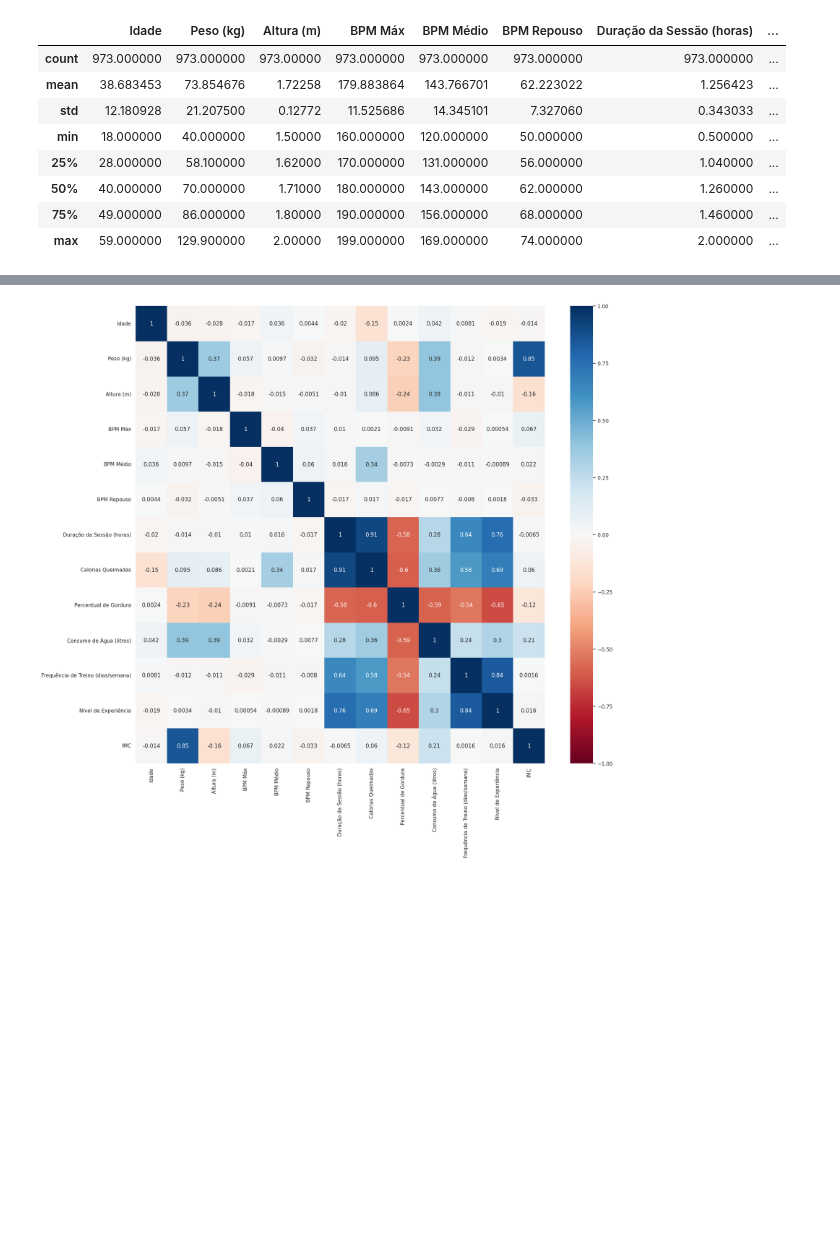
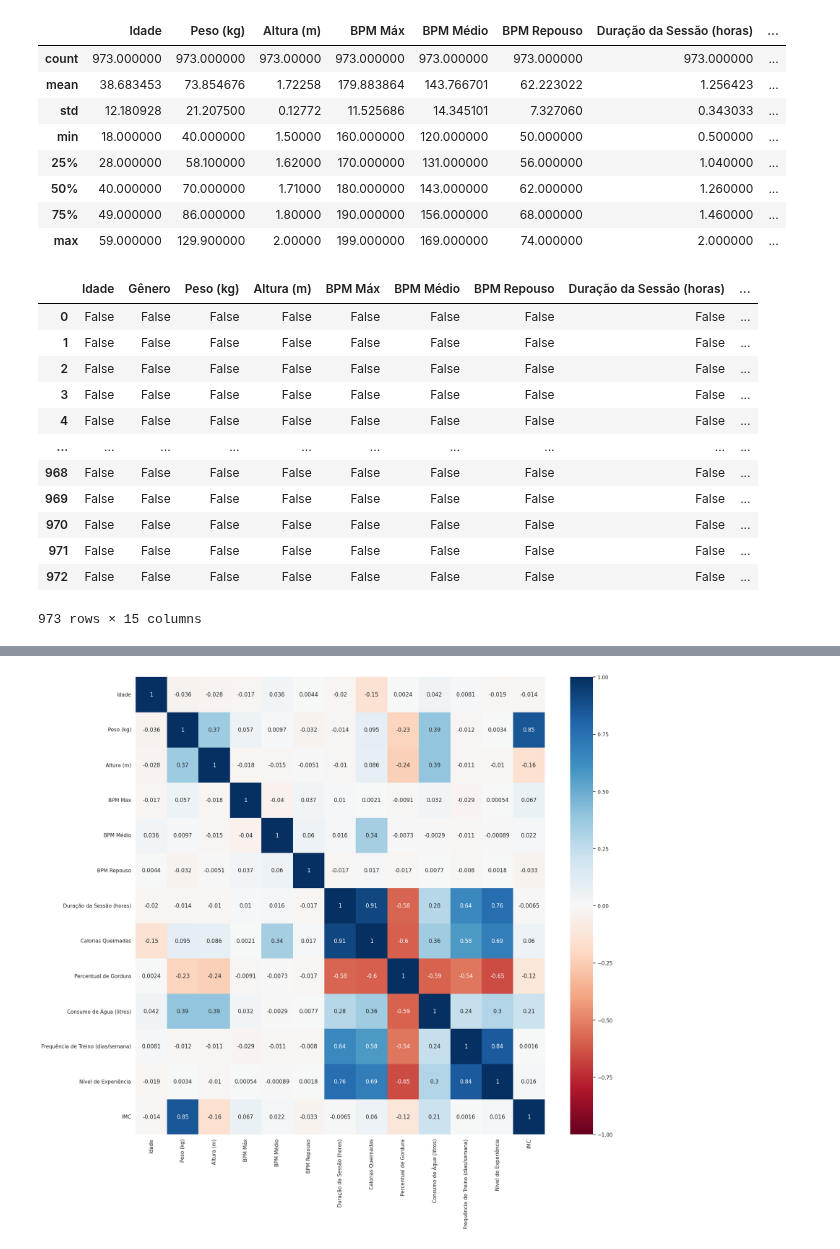
Before and after one commit to MarcelLopes7/Machine-Learning---Analytics, a Jupyter notebook: MVP_Machine_Learning_&_Analytics.ipynb, the cells around one changed output, grey strips where cells are left out. Saved outputs shown, nothing was run; the diff lists cells and outputs as text; code cells hidden in the pictures; blank space fills up the shorter version.

```diff
--- a/MVP_Machine_Learning_&_Analytics.ipynb
+++ b/MVP_Machine_Learning_&_Analytics.ipynb
@@ -308,6 +312,22 @@ dataframe.describe()
 | 50% | 40.000000 | 70.000000 | 1.71000 | 180.000000 | 143.000000 | 62.000000 | 1.260000 | ... |
 | 75% | 49.000000 | 86.000000 | 1.80000 | 190.000000 | 156.000000 | 68.000000 | 1.460000 | ... |
 | max | 59.000000 | 129.900000 | 2.00000 | 199.000000 | 169.000000 | 74.000000 | 2.000000 | ... |
+# %%
+dataframe.isnull()
+# %% [output]
+|  | Idade | Gênero | Peso (kg) | Altura (m) | BPM Máx | BPM Médio | BPM Repouso | Duração da Sessão (horas) | ... |
+| 0 | False | False | False | False | False | False | False | False | ... |
+| 1 | False | False | False | False | False | False | False | False | ... |
+| 2 | False | False | False | False | False | False | False | False | ... |
+| 3 | False | False | False | False | False | False | False | False | ... |
+| 4 | False | False | False | False | False | False | False | False | ... |
+| ... | ... | ... | ... | ... | ... | ... | ... | ... | ... |
+| 968 | False | False | False | False | False | False | False | False | ... |
+| 969 | False | False | False | False | False | False | False | False | ... |
+| 970 | False | False | False | False | False | False | False | False | ... |
+| 971 | False | False | False | False | False | False | False | False | ... |
+| 972 | False | False | False | False | False | False | False | False | ... |
+973 rows × 15 columns
 # %%
 # Criando um novo dataframe com as colunas númericas
 df_numerico = remover_colunas_object(dataframe)
```
Also changed, not shown: parts of 4 cells of this notebook.
